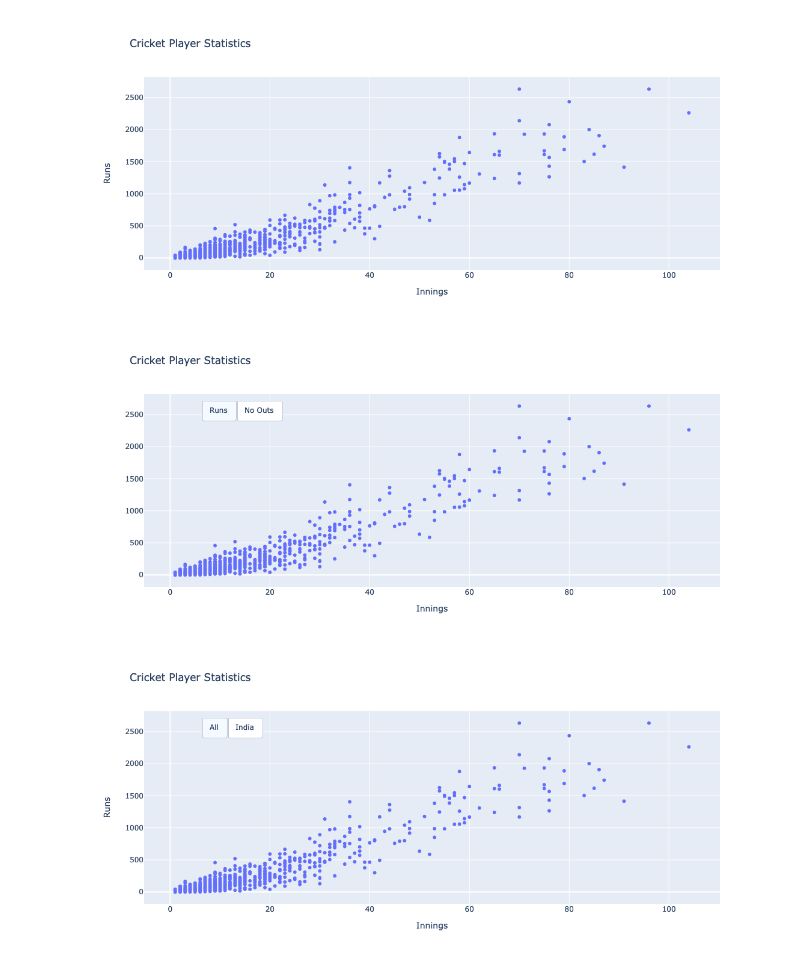
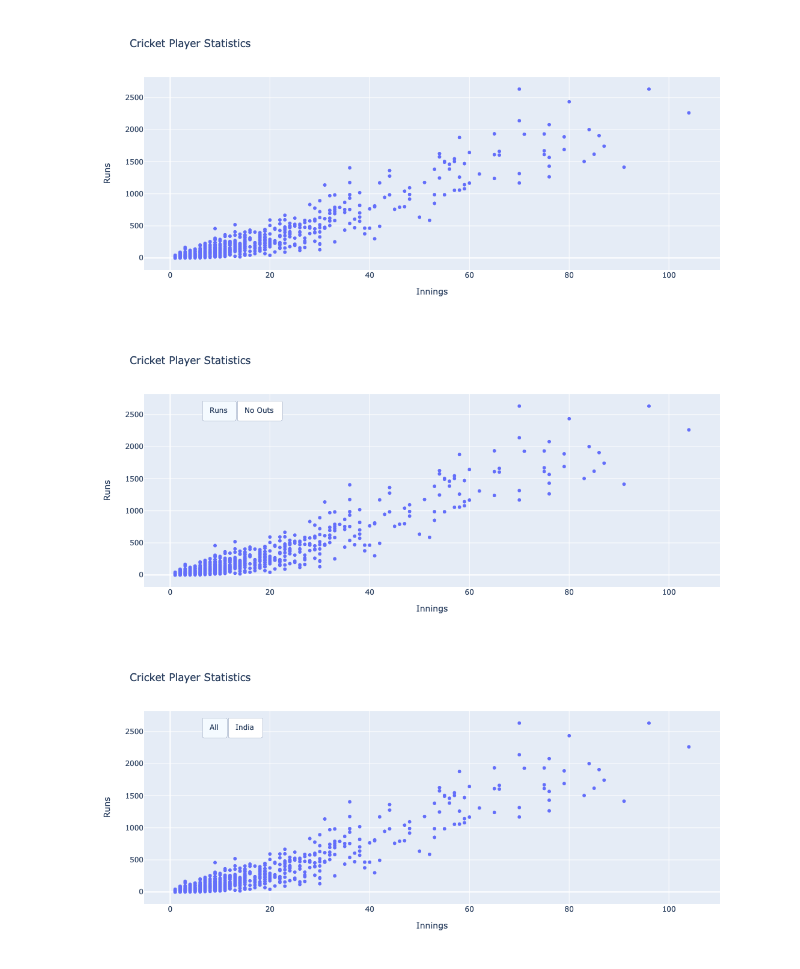
Before and after one commit to kentstate-emat/Interactive-Data-SP24_Bobkowski-Peter, a Jupyter notebook: presentation_script.ipynb, the cells around one changed output. Drawn from its saved outputs; the diff is of its cells as text; code cells hidden in the pictures.

```diff
--- a/presentation_script.ipynb
+++ b/presentation_script.ipynb
@@ -44,7 +44,8 @@ fig.show()
 # %% [output]
 [figure]
 # %%
-# color?
+# Button changes y-axis from "Runs" to "No Outs"
+# But the y-axis label doesn't change :(
 
 fig = px.scatter(cricket,\
                  x = "Innings",\
@@ -52,10 +53,7 @@ fig = px.scatter(cricket,\
                  hover_name = "Player",\
                  hover_data = ["Average", "Country"],\
                  height = 500,\
-                 title = "Cricket Player Statistics",
-                 labels={"Runs": ""})
-
-df_india = cricket[cricket['Country'] == 'INDIA']
+                 title = "Cricket Player Statistics")
 
 fig.update_layout(
     updatemenus=[
@@ -66,32 +64,32 @@ fig.update_layout(
                     args = [{'x': [cricket['Innings']],
                              'y': [cricket['Runs']],
                              'yaxis_title': 'Runs'
                             }],
                     label = "Runs",
                     method = "update"
                 ),
                 dict(
                     args = [{'x': [cricket['Innings']],
                              'y': [cricket['No Outs']],
                              'yaxis_title': 'No Outs'
                             }],
                     label = "No Outs",
                     method = "update"
                 )
             ]),
             direction = "left",
             pad={"r": 10, "t": 10},
             showactive=True,
             x=0.1,
             xanchor="left",
             y=1,
             yanchor="top"
         ),
     ]
 )
 
 
 fig.show()
 # %% [output]
-[figure, old version]
+[figure, new version]
 # %%
```
Also changed, not shown: parts of 4 cells of this notebook.
